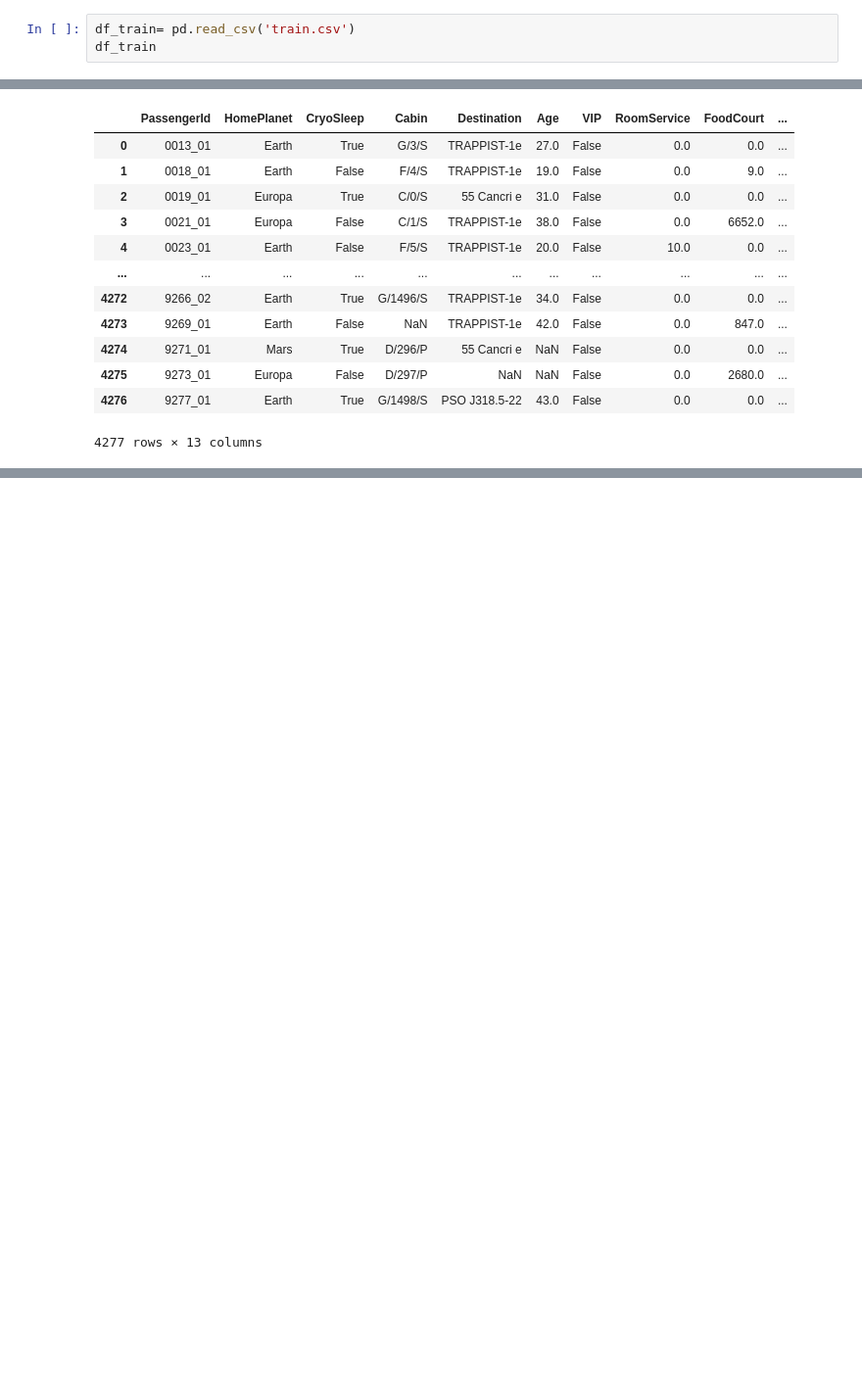
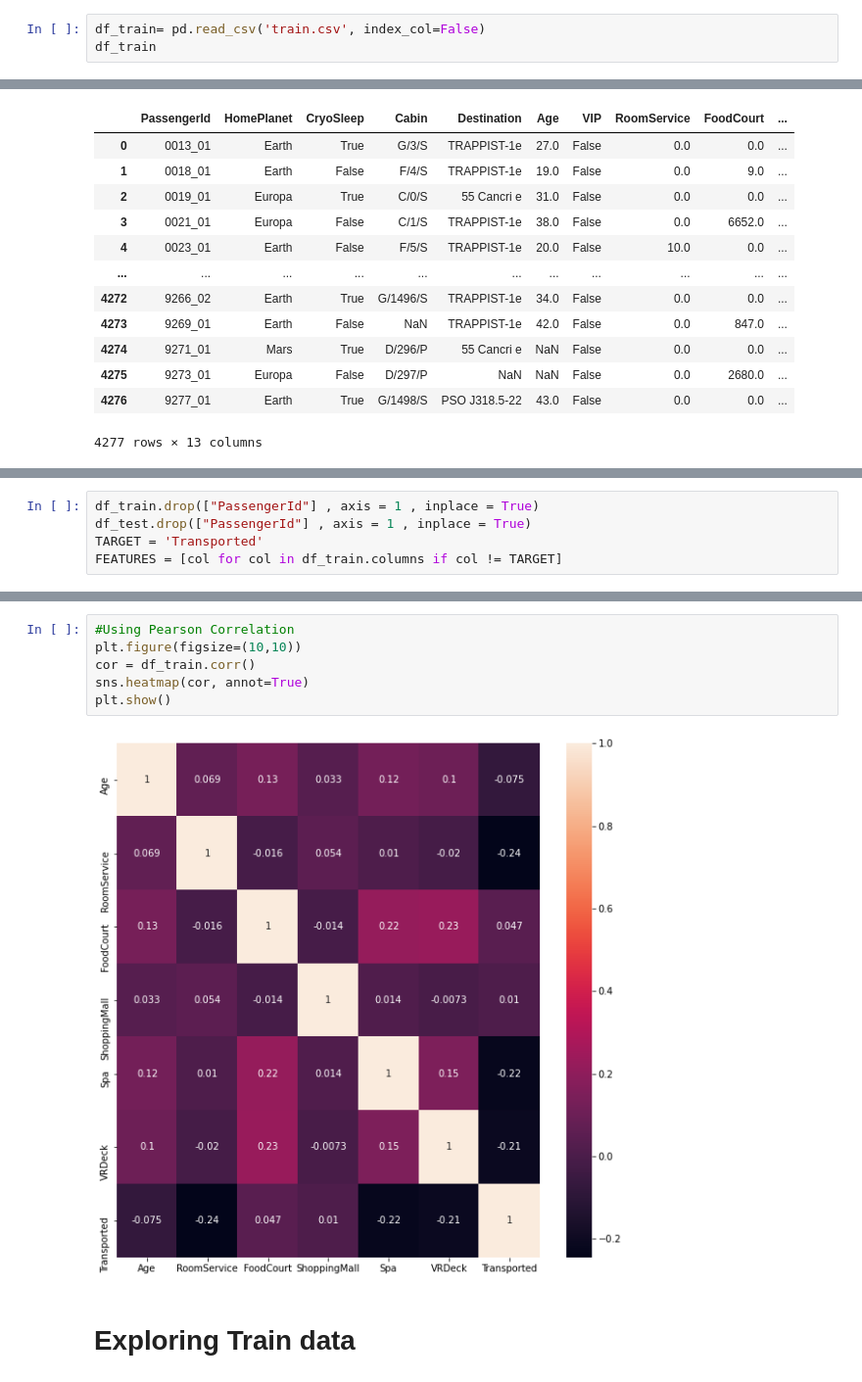
Before and after one commit to tosi18/Spaceship-Titanic, a Jupyter notebook: Code.ipynb, the cells around one changed output, grey strips where cells are left out. Shown at 98% size. Saved outputs shown, nothing was run; the diff lists cells and outputs as text; blank space fills up the shorter version.

```diff
--- a/Code.ipynb
+++ b/Code.ipynb
@@ -4,5 +29,5 @@ import numpy as np
 # %%
-df_train= pd.read_csv('train.csv')
+df_train= pd.read_csv('train.csv', index_col=False)
 df_train
 # %% [output]
 |  | PassengerId | HomePlanet | CryoSleep | Cabin | Destination | Age | VIP | RoomService | FoodCourt | ... |
@@ -37,0 +67,5 @@ df_test
+# %%
+df_train.drop(["PassengerId"] , axis = 1 , inplace = True)
+df_test.drop(["PassengerId"] , axis = 1 , inplace = True)
+TARGET = 'Transported'
+FEATURES = [col for col in df_train.columns if col != TARGET]
@@ -37,0 +117,10 @@ df_test
+# %%
+#Using Pearson Correlation
+plt.figure(figsize=(10,10))
+cor = df_train.corr()
+sns.heatmap(cor, annot=True)
+plt.show()
+# %% [output]
+[figure, added]
+# %% [markdown]
+# Exploring Train data
```
Also changed, not shown: parts of 48 cells of this notebook, 1 other file.
